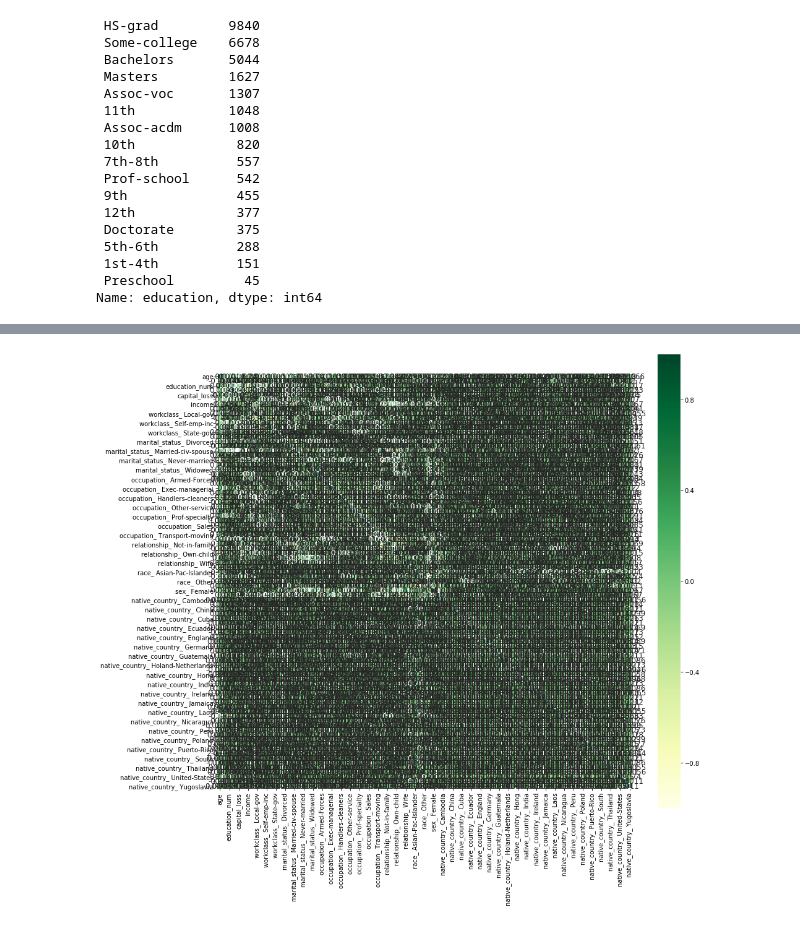
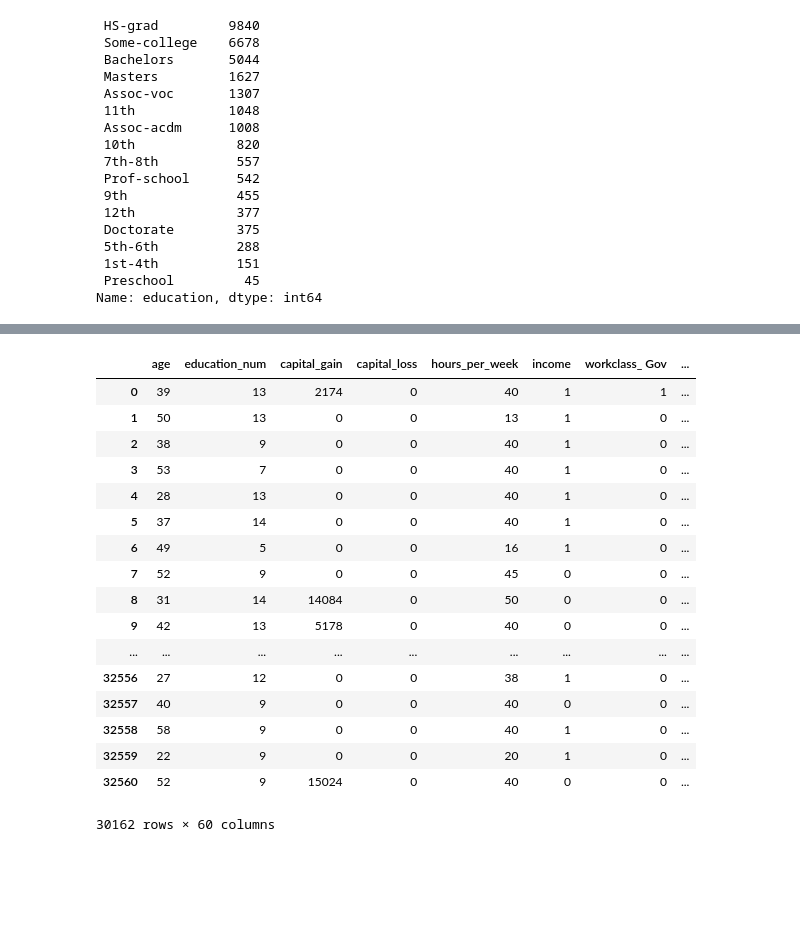
Before and after one commit to pingdixiaoguai/adult-income-prediction, a Jupyter notebook: ml_test.ipynb, the cells around one changed output, grey strips where cells are left out. Drawn from its saved outputs; the diff is of its cells as text; code cells hidden in the pictures; blank space fills up the shorter version.

```diff
--- a/ml_test.ipynb
+++ b/ml_test.ipynb
@@ -81,0 +164,10 @@ dtype: int64
+# %%
+# native_country这个分类太多了，而且很多类的人很少，干脆把人少的都归到other里
+train_data['native_country'] = train_data['native_country'].replace([' Holand-Netherlands',' Scotland', ' Honduras',
+                                                                     ' Hungary', ' Outlying-US(Guam-USVI-etc)', ' Yugoslavia',
+                                                                     ' Laos', ' Thailand', ' Cambodia',
+                                                                     ' Trinadad&Tobago', ' Hong', ' Ireland',
+                                                                     ' France',' Ecuador', ' Greece', ' Peru',
+                                                                     ' Nicaragua', ' Portugal', ' Iran',
+                                                                     ' Taiwan', ' Haiti'], ' Other')
+train_data['native_country'].value_counts()
@@ -125,0 +213,3 @@ Name: education_num, dtype: int64
+# %%
+# 发现跟education一样的，重复了，因为eudcation是离散的，不好处理。去掉这个属性
+train_data = train_data.drop(columns=['education'])
@@ -126,3 +228,3 @@ Name: education_num, dtype: int64
 # %%
-# 发现这两个属性分布完全一样，只用保留一个，选择保留连续型的education_num
-train_data.drop(columns=['education'])
+# 把序号属性删掉
+train_data = train_data.drop(columns=['fnlwgt'])
@@ -152,9 +230,0 @@ train_data['workclass'].value_counts()
-# %%
-# 发现有一些是比较接近重叠的，将这些重叠的归到同一类
-# 大致可以把gov有关的一类，Private一类，Self-emp一类，没工作的一类
-train_data['workclass'] = train_data['workclass'].replace([' Private', ' Self-emp-not-inc', ' Self-emp-inc',
-                                                           ' Federal-gov', ' Local-gov', ' State-gov',
-                                                           ' Without-pay', ' Never-worked'],
-                                                          [' Private', ' Self-emp', ' Self-emp',
-                                                           ' Gov', ' Gov', ' Gov',
-                                                           ' Un-emp', ' Un-emp'])
@@ -168,15 +231,25 @@ train_data['income'] = train_data['income'].map(income_map).astype(int)
 # %%
-# 进行one-hot encoding
-train_data_copy = pd.get_dummies(train_data, columns=['workclass', 'marital_status', 'occupation',
-                                                      'relationship', 'race', 'sex',
-                                                      'native_country'])
+# 进行one-hot编码
+train_data = pd.get_dummies(train_data, columns=['workclass', 'marital_status', 'occupation',
+                                                 'relationship', 'race', 'sex',
+                                                 'native_country'])
+train_data
+# %% [output]
+|  | age | education_num | capital_gain | capital_loss | hours_per_week | income | workclass_ Gov | ... |
+| 0 | 39 | 13 | 2174 | 0 | 40 | 1 | 1 | ... |
+| 1 | 50 | 13 | 0 | 0 | 13 | 1 | 0 | ... |
+| 2 | 38 | 9 | 0 | 0 | 40 | 1 | 0 | ... |
+| 3 | 53 | 7 | 0 | 0 | 40 | 1 | 0 | ... |
+| 4 | 28 | 13 | 0 | 0 | 40 | 1 | 0 | ... |
+| 5 | 37 | 14 | 0 | 0 | 40 | 1 | 0 | ... |
+| 6 | 49 | 5 | 0 | 0 | 16 | 1 | 0 | ... |
+| 7 | 52 | 9 | 0 | 0 | 45 | 0 | 0 | ... |
+| 8 | 31 | 14 | 14084 | 0 | 50 | 0 | 0 | ... |
+| 9 | 42 | 13 | 5178 | 0 | 40 | 0 | 0 | ... |
+| ... | ... | ... | ... | ... | ... | ... | ... | ... |
+| 32556 | 27 | 12 | 0 | 0 | 38 | 1 | 0 | ... |
+| 32557 | 40 | 9 | 0 | 0 | 40 | 0 | 0 | ... |
+| 32558 | 58 | 9 | 0 | 0 | 40 | 1 | 0 | ... |
+| 32559 | 22 | 9 | 0 | 0 | 20 | 1 | 0 | ... |
+| 32560 | 52 | 9 | 15024 | 0 | 40 | 0 | 0 | ... |
+30162 rows × 60 columns
-# %%
-def correlation_heatmap(data, size=15):
-    corr= data.corr()
-    fig, ax =plt.subplots(figsize=(size,size))
-    colormap=sns.diverging_palette(220, 10, as_cmap=True)
-    fig=sns.heatmap(data.corr(), cmap = "YlGn", square=True, cbar_kws={'shrink':.9 }, ax=ax, annot=True, linewidths=0.1,vmax=1.0, linecolor='white',annot_kws={'fontsize':12 })
-
-correlation_heatmap(train_data_copy)
-# %% [output]
-[figure, removed]
```
Also changed, not shown: parts of 21 cells of this notebook.
